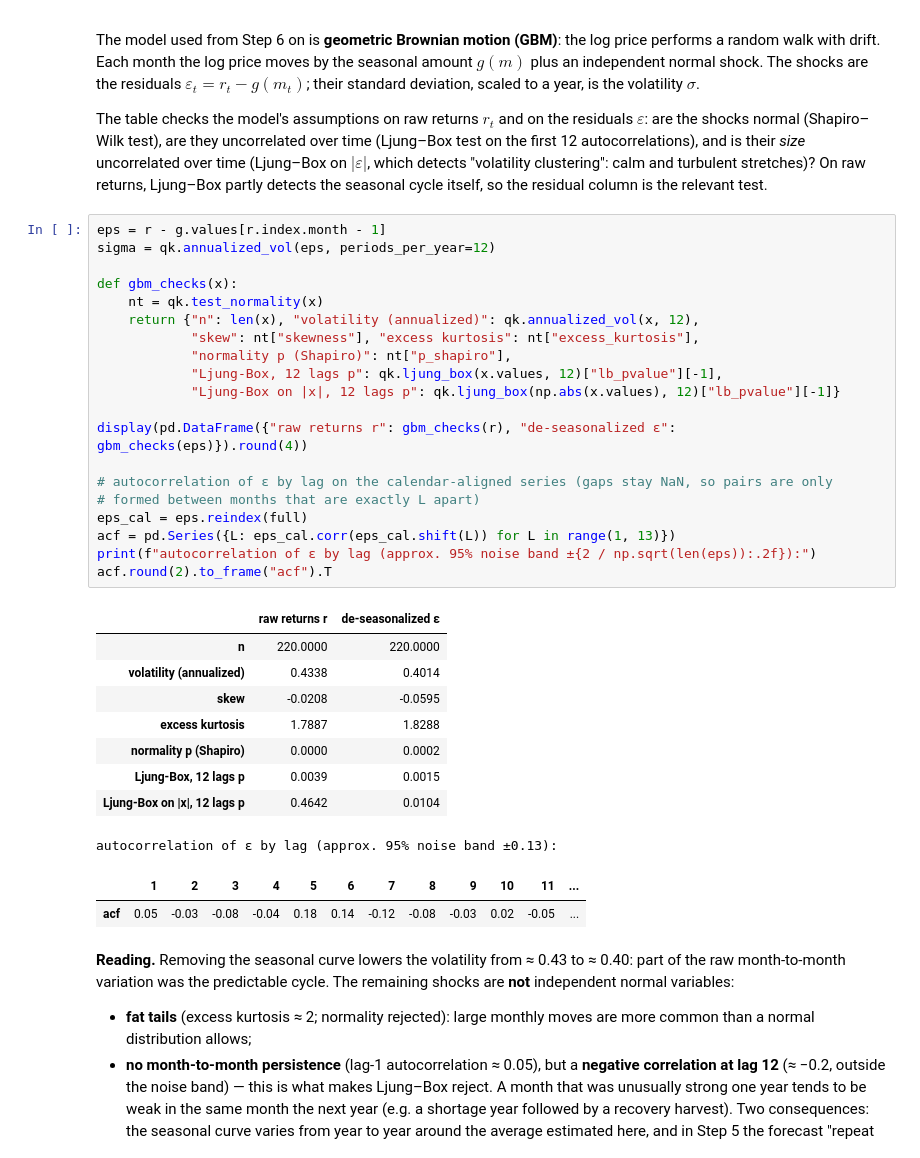
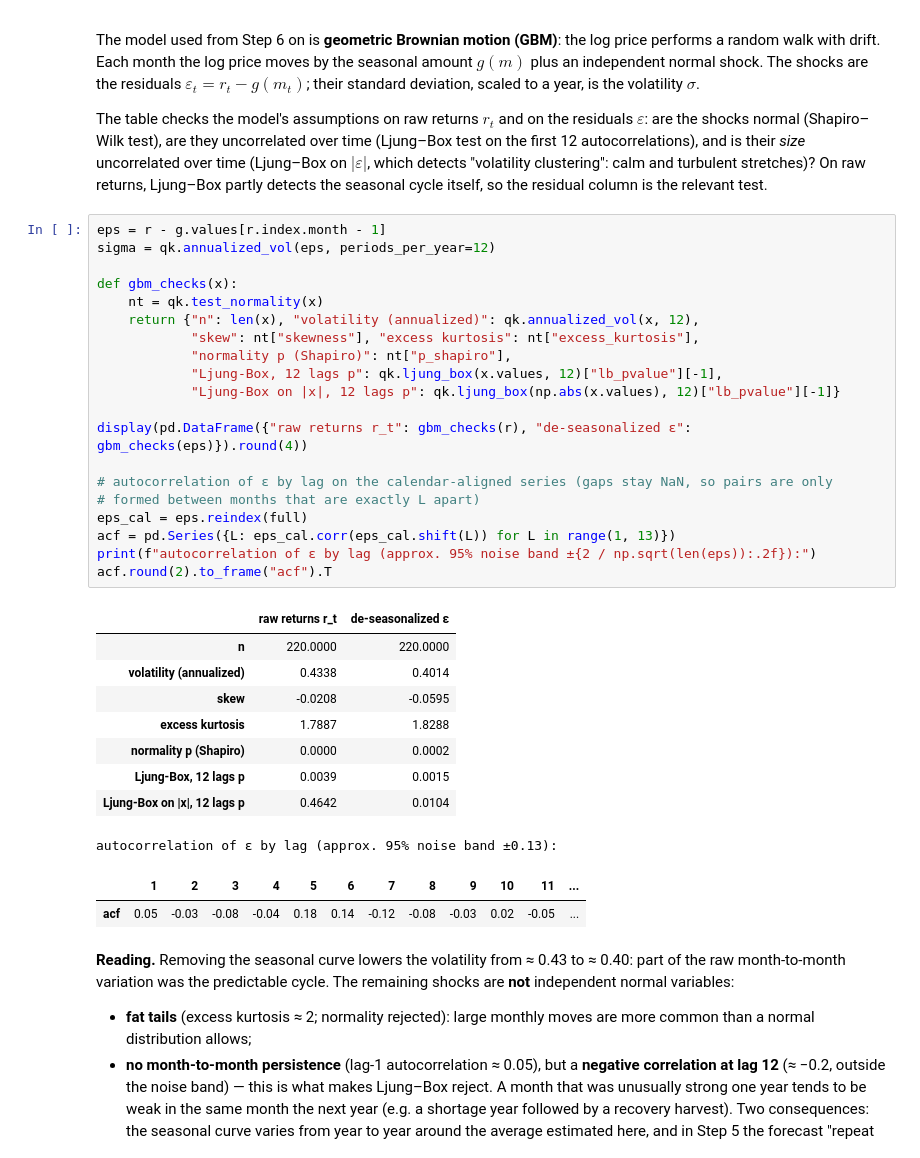
Before and after one commit to thummim-mekuria/erdos_project, a Jupyter notebook: maize_storage_option.ipynb, the cells around one changed output. Cells and saved outputs as stored; diff of their text form.

```diff
--- a/maize_storage_option.ipynb
+++ b/maize_storage_option.ipynb
@@ -433,25 +435,25 @@ relevant test.
 # %%
 eps = r - g.values[r.index.month - 1]
 sigma = qk.annualized_vol(eps, periods_per_year=12)
 
 def gbm_checks(x):
     nt = qk.test_normality(x)
     return {"n": len(x), "volatility (annualized)": qk.annualized_vol(x, 12),
             "skew": nt["skewness"], "excess kurtosis": nt["excess_kurtosis"],
             "normality p (Shapiro)": nt["p_shapiro"],
             "Ljung-Box, 12 lags p": qk.ljung_box(x.values, 12)["lb_pvalue"][-1],
             "Ljung-Box on |x|, 12 lags p": qk.ljung_box(np.abs(x.values), 12)["lb_pvalue"][-1]}
 
-display(pd.DataFrame({"raw returns r": gbm_checks(r), "de-seasonalized ε": gbm_checks(eps)}).round(4))
+display(pd.DataFrame({"raw returns r_t": gbm_checks(r), "de-seasonalized ε": gbm_checks(eps)}).round(4))
 
 # autocorrelation of ε by lag on the calendar-aligned series (gaps stay NaN, so pairs are only
 # formed between months that are exactly L apart)
 eps_cal = eps.reindex(full)
 acf = pd.Series({L: eps_cal.corr(eps_cal.shift(L)) for L in range(1, 13)})
 print(f"autocorrelation of ε by lag (approx. 95% noise band ±{2 / np.sqrt(len(eps)):.2f}):")
 acf.round(2).to_frame("acf").T
 # %% [output]
-|  | raw returns r | de-seasonalized ε |
+|  | raw returns r_t | de-seasonalized ε |
 | n | 220.0000 | 220.0000 |
 | volatility (annualized) | 0.4338 | 0.4014 |
 | skew | -0.0208 | -0.0595 |
```
Also changed, not shown: parts of 4 cells of this notebook, 1 other file.
